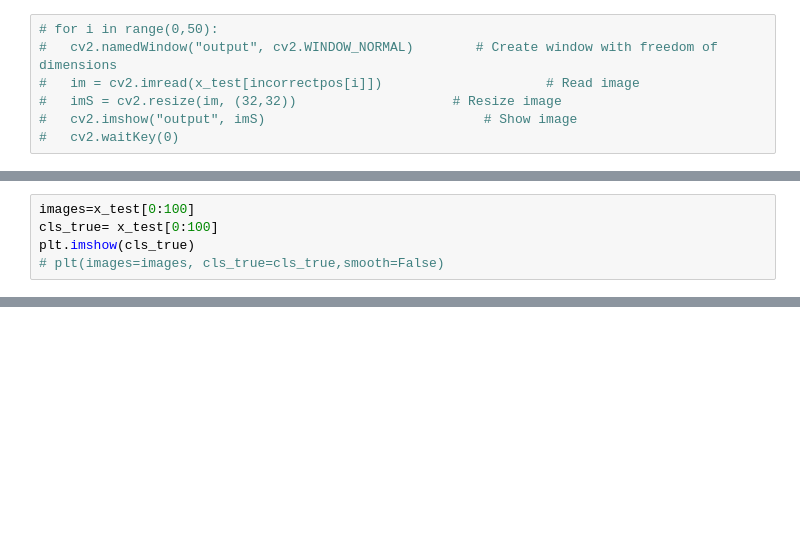
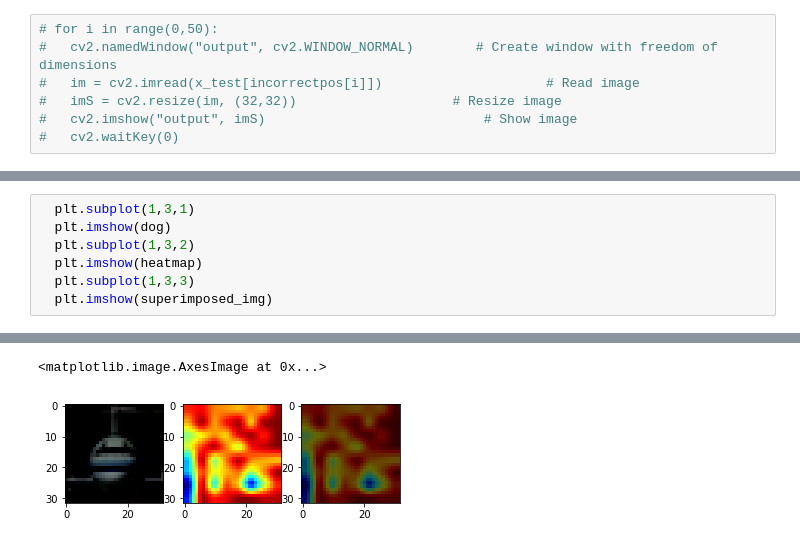
Before and after one commit to Amruthchief/MLBLR, a Jupyter notebook: session5ass1.ipynb, the cells around one changed output, grey strips where cells are left out. Saved outputs shown, nothing was run; the diff lists cells and outputs as text; blank space fills up the shorter version.

```diff
--- a/session5ass1.ipynb
+++ b/session5ass1.ipynb
@@ -603,5 +620,8 @@ W0708 16:00:39.799962 140531331676032 image.py:648] Clipping input data to the v
-# %%
-images=x_test[0:100]
-cls_true= x_test[0:100]
-plt.imshow(cls_true)
-# plt(images=images, cls_true=cls_true,smooth=False)
+# %%
+  plt.subplot(1,3,1)
+  plt.imshow(dog)
+  plt.subplot(1,3,2)
+  plt.imshow(heatmap)
+  plt.subplot(1,3,3)
+  plt.imshow(superimposed_img)
+# %% [output]
@@ -607,0 +629,2 @@ plt.imshow(cls_true)
+<matplotlib.image.AxesImage at 0x...>
+[figure, added]
```
Also changed, not shown: parts of 7 cells of this notebook.
